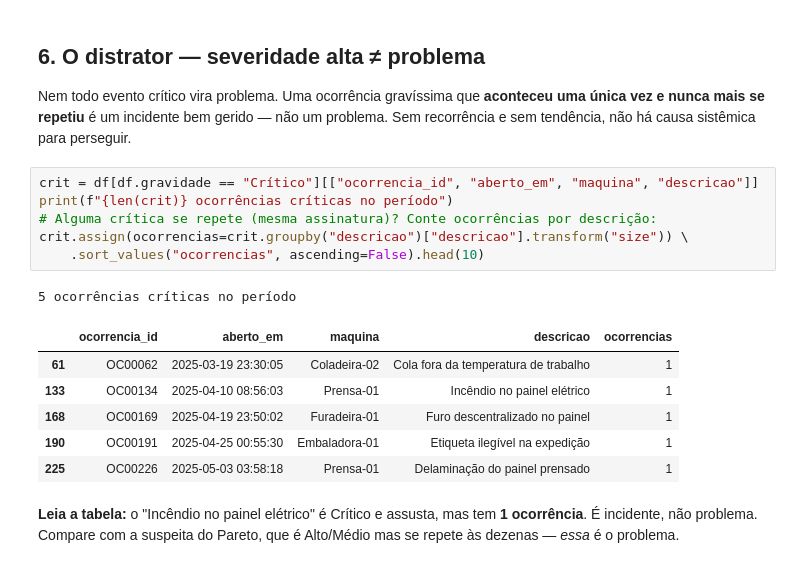
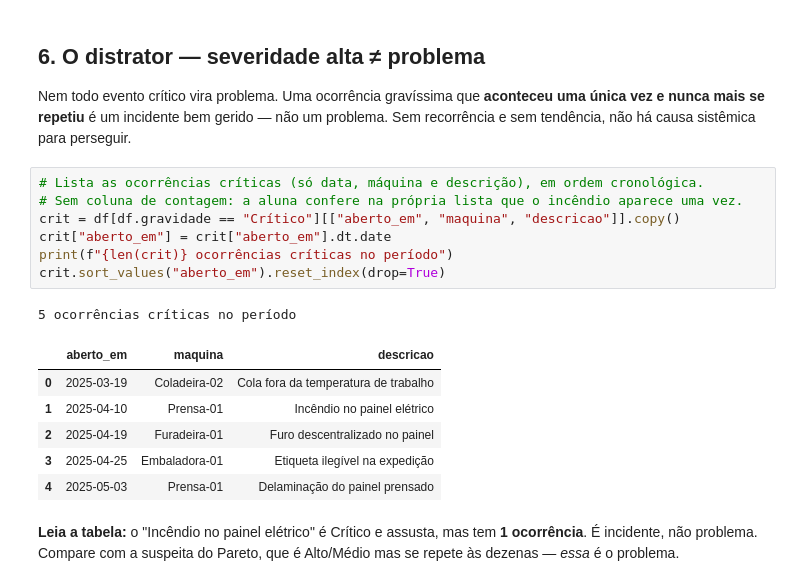
Before and after one commit to Maxmattos/problem-management-rca-lab, a Jupyter notebook: notebooks/01_aluno_sinal_vs_ruido.ipynb, the cells around one changed output. Drawn from its saved outputs; the diff is of its cells as text.

```diff
--- a/notebooks/01_aluno_sinal_vs_ruido.ipynb
+++ b/notebooks/01_aluno_sinal_vs_ruido.ipynb
@@ -191,20 +217,21 @@ Baseline (4 primeiras semanas): 5.0/sem | Últimas 4 semanas: 10.5/sem
 Nem todo evento crítico vira problema. Uma ocorrência gravíssima que **aconteceu uma
 única vez e nunca mais se repetiu** é um incidente bem gerido — não um problema. Sem
 recorrência e sem tendência, não há causa sistêmica para perseguir.
-# %%
-crit = df[df.gravidade == "Crítico"][["ocorrencia_id", "aberto_em", "maquina", "descricao"]]
-print(f"{len(crit)} ocorrências críticas no período")
-# Alguma crítica se repete (mesma assinatura)? Conte ocorrências por descrição:
-crit.assign(ocorrencias=crit.groupby("descricao")["descricao"].transform("size")) \
-    .sort_values("ocorrencias", ascending=False).head(10)
-# %% [output]
-5 ocorrências críticas no período
-|  | ocorrencia_id | aberto_em | maquina | descricao | ocorrencias |
-| 61 | OC00062 | 2025-03-19 23:30:05 | Coladeira-02 | Cola fora da temperatura de trabalho | 1 |
-| 133 | OC00134 | 2025-04-10 08:56:03 | Prensa-01 | Incêndio no painel elétrico | 1 |
-| 168 | OC00169 | 2025-04-19 23:50:02 | Furadeira-01 | Furo descentralizado no painel | 1 |
-| 190 | OC00191 | 2025-04-25 00:55:30 | Embaladora-01 | Etiqueta ilegível na expedição | 1 |
-| 225 | OC00226 | 2025-05-03 03:58:18 | Prensa-01 | Delaminação do painel prensado | 1 |
+# %%
+# Lista as ocorrências críticas (só data, máquina e descrição), em ordem cronológica.
+# Sem coluna de contagem: a aluna confere na própria lista que o incêndio aparece uma vez.
+crit = df[df.gravidade == "Crítico"][["aberto_em", "maquina", "descricao"]].copy()
+crit["aberto_em"] = crit["aberto_em"].dt.date
+print(f"{len(crit)} ocorrências críticas no período")
+crit.sort_values("aberto_em").reset_index(drop=True)
+# %% [output]
+5 ocorrências críticas no período
+|  | aberto_em | maquina | descricao |
+| 0 | 2025-03-19 | Coladeira-02 | Cola fora da temperatura de trabalho |
+| 1 | 2025-04-10 | Prensa-01 | Incêndio no painel elétrico |
+| 2 | 2025-04-19 | Furadeira-01 | Furo descentralizado no painel |
+| 3 | 2025-04-25 | Embaladora-01 | Etiqueta ilegível na expedição |
+| 4 | 2025-05-03 | Prensa-01 | Delaminação do painel prensado |
 # %% [markdown]
 **Leia a tabela:** o "Incêndio no painel elétrico" é Crítico e assusta, mas tem
 **1 ocorrência**. É incidente, não problema. Compare com a suspeita do Pareto, que é
```
Also changed, not shown: parts of 5 cells of this notebook.
